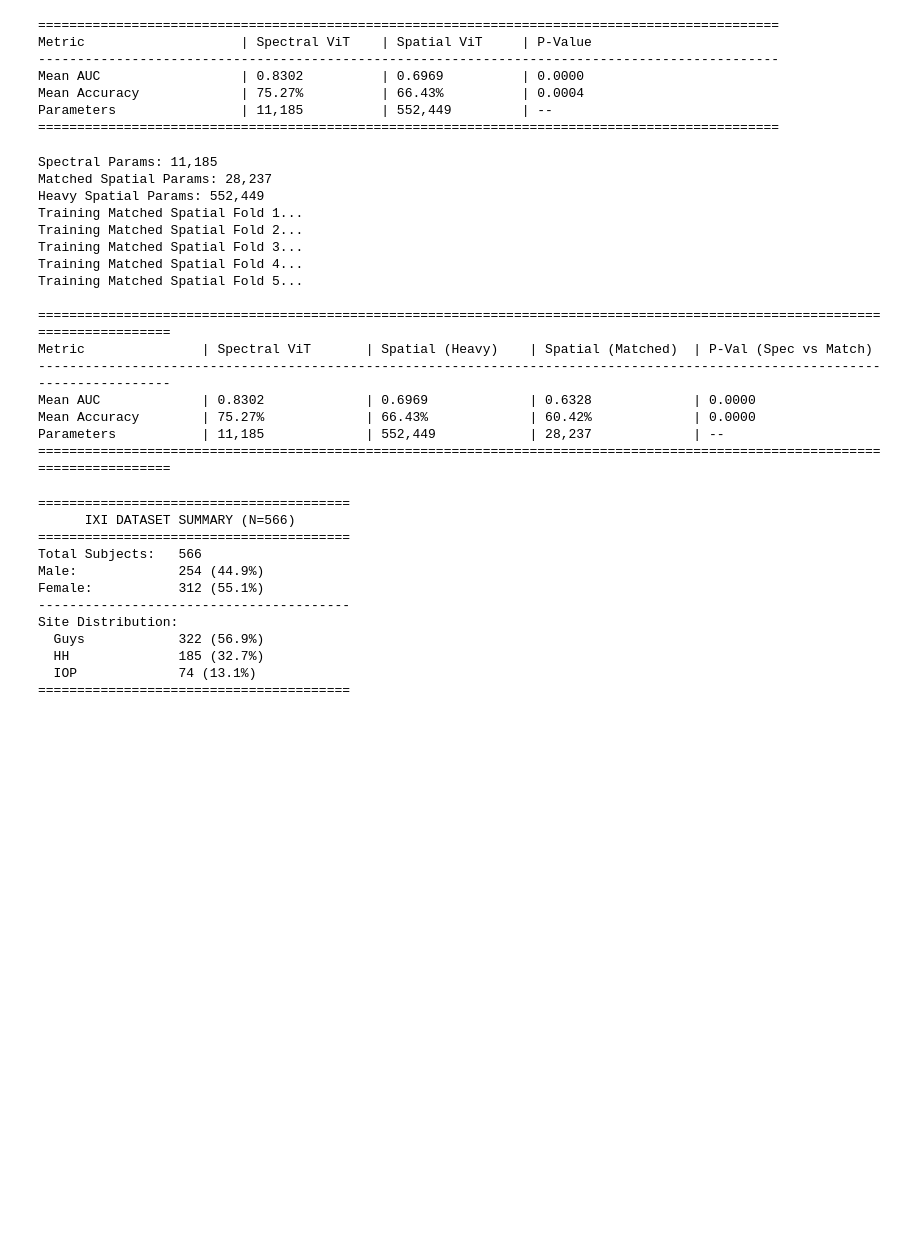
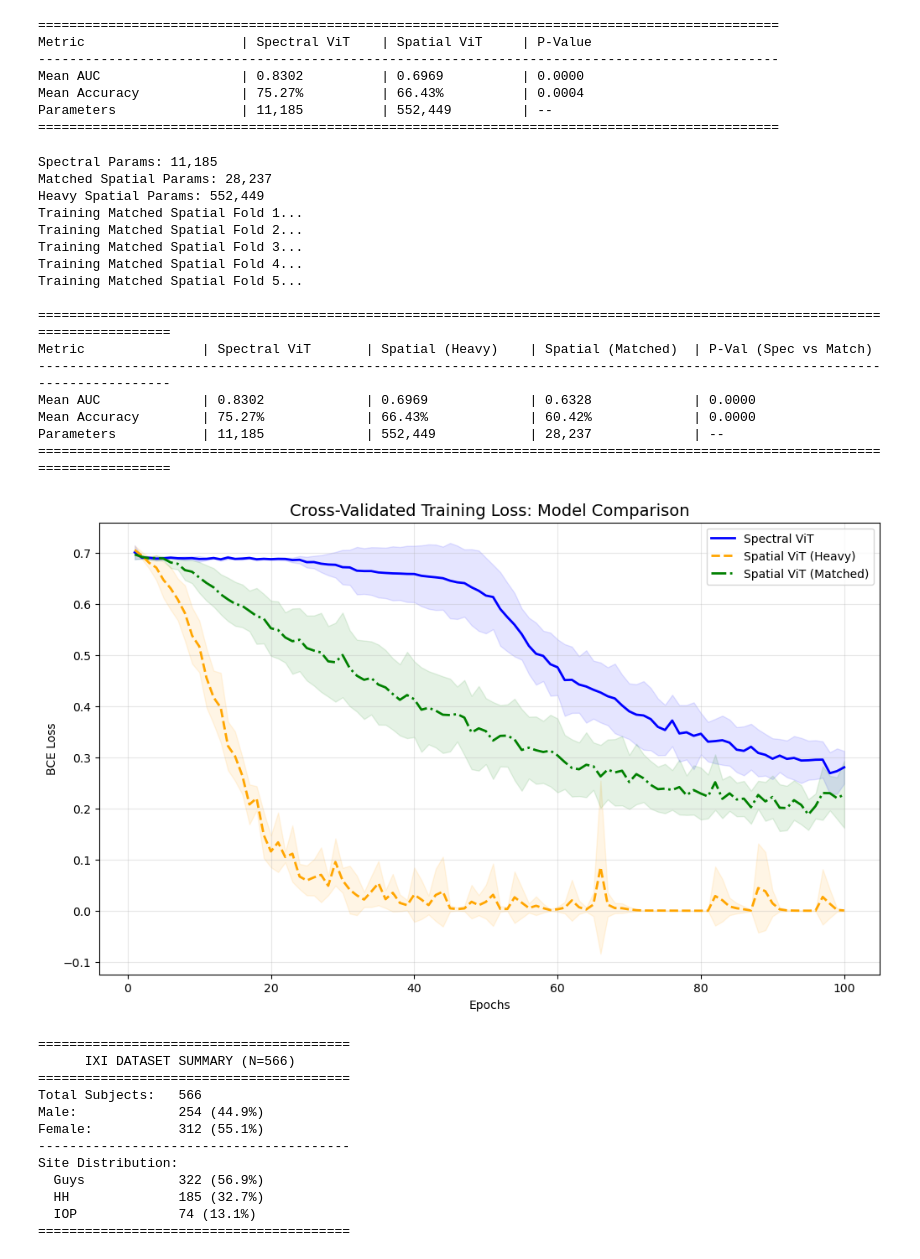
Before and after one commit to agr78/spectralViT, a Jupyter notebook: ixi.ipynb, the cells around one changed output. Drawn from its saved outputs; the diff is of its cells as text; code cells hidden in the pictures; blank space fills up the shorter version.

Commit message:
Add unified models

```diff
--- a/ixi.ipynb
+++ b/ixi.ipynb
@@ -267,6 +302,7 @@ Parameters                | 11,185          | 552,449         | --
 # %%
 # Matched spatial model
 # Adjusting embed_dim and heads to match SpectralViT (~12k parameters)
+all_folds_history['spat_match_loss'] = []
 m_spat_matched_tmp = SpatialViT(vol_size=VOL_SIZE, patch_size=12, embed_dim=12, n_heads=1, n_layers=1)
 params_spat_matched = count_parameters(m_spat_matched_tmp)
 
@@ -294,14 +330,21 @@ for fold, (train_idx, test_idx) in enumerate(kf.split(X)):
     criterion = nn.BCEWithLogitsLoss()
 
     print(f"Training Matched Spatial Fold {fold+1}...")
+    fold_match_losses = []
     for epoch in range(1, EPOCHS + 1):
         m_match.train()
+        epoch_loss_spatm = 0
         for b_vol, b_y in train_loader:
             b_vol, b_y = b_vol.to(device), b_y.to(device)
             optimizer.zero_grad()
-            criterion(m_match(b_vol), b_y).backward()
+            l_spatm = criterion(m_match(b_vol), b_y); l_spatm.backward()
             optimizer.step()
+            epoch_loss_spatm += l_spatm.item()
 
+        # Save average epoch loss
+        fold_match_losses.append(epoch_loss_spatm / len(train_loader))
+    # Store fold history
+    all_folds_history['spat_match_loss'].append(fold_match_losses)
     with torch.no_grad():
         m_match.eval()
         oof_probs_spat_matched.append(torch.sigmoid(m_match(ts_vol)).cpu().numpy())
@@ -319,33 +362,64 @@ _, _, p_auc_match = delong_roc_test(y_final, p_spec_final, p_match_final)
 
 # Accuracy (Spectral, McNemar)
 table_match = [[np.sum((preds_spec == y_final) & (preds_match == y_final)), np.sum((preds_spec == y_final) & (preds_match != y_final))],
                [np.sum((preds_match == y_final) & (preds_spec != y_final)), np.sum((preds_spec != y_final) & (preds_match != y_final))]]
 p_acc_match = mcnemar(table_match, exact=True).pvalue
 
 print("\n" + "="*125)
 print(f"{'Metric':<20} | {'Spectral ViT':<18} | {'Spatial (Heavy)':<18} | {'Spatial (Matched)':<18} | {'P-Val (Spec vs Match)'}")
 print("-" * 125)
 print(f"{'Mean AUC':<20} | {roc_auc_score(y_final, p_spec_final):<18.4f} | {roc_auc_score(y_final, p_spat_final):<18.4f} | {roc_auc_score(y_final, p_match_final):<18.4f} | {p_auc_match:.4f}")
 print(f"{'Mean Accuracy':<20} | {accuracy_score(y_final, preds_spec):<18.2%} | {accuracy_score(y_final, preds_spat):<18.2%} | {accuracy_score(y_final, preds_match):<18.2%} | {p_acc_match:.4f}")
 print(f"{'Parameters':<20} | {params_spec:<18,} | {params_spat:<18,} | {params_spat_matched:<18,} | --")
 print("="*125)
+
+# --- 3. Final Comparison Plotting Cell ---
+def plot_all_model_losses(history_dict):
+    plt.figure(figsize=(12, 7))
+
+    # Mapping keys to labels and styles
+    configs = [
+        ('spec_loss', 'Spectral ViT', 'blue', '-'),
+        ('spat_loss', 'Spatial ViT (Heavy)', 'orange', '--'),
+        ('spat_match_loss', 'Spatial ViT (Matched)', 'green', '-.')
+    ]
+
+    for key, label, color, style in configs:
+        if key in history_dict and len(history_dict[key]) > 0:
+            data = np.array(history_dict[key])
+            mean_loss = np.mean(data, axis=0)
+            std_loss = np.std(data, axis=0)
+            epochs = range(1, len(mean_loss) + 1)
+
+            plt.plot(epochs, mean_loss, label=label, color=color, linestyle=style, lw=2)
+            plt.fill_between(epochs, mean_loss - std_loss, mean_loss + std_loss, color=color, alpha=0.1)
+
+    plt.title("Cross-Validated Training Loss: Model Comparison", fontsize=14)
+    plt.xlabel("Epochs")
+    plt.ylabel("BCE Loss")
+    plt.legend()
+    plt.grid(True, alpha=0.3)
+    plt.show()
+
+plot_all_model_losses(all_folds_history)
 # %% [output]
 Spectral Params: 11,185
 Matched Spatial Params: 28,237
 Heavy Spatial Params: 552,449
 Training Matched Spatial Fold 1...
 Training Matched Spatial Fold 2...
 Training Matched Spatial Fold 3...
 Training Matched Spatial Fold 4...
 Training Matched Spatial Fold 5...
 
 =============================================================================================================================
 Metric               | Spectral ViT       | Spatial (Heavy)    | Spatial (Matched)  | P-Val (Spec vs Match)
 -----------------------------------------------------------------------------------------------------------------------------
 Mean AUC             | 0.8302             | 0.6969             | 0.6328             | 0.0000
 Mean Accuracy        | 75.27%             | 66.43%             | 60.42%             | 0.0000
 Parameters           | 11,185             | 552,449            | 28,237             | --
 =============================================================================================================================
+[figure, added]
 # %%
 import pandas as pd
 import os
```
Also changed, not shown: parts of 5 cells of this notebook, 4 other files.
